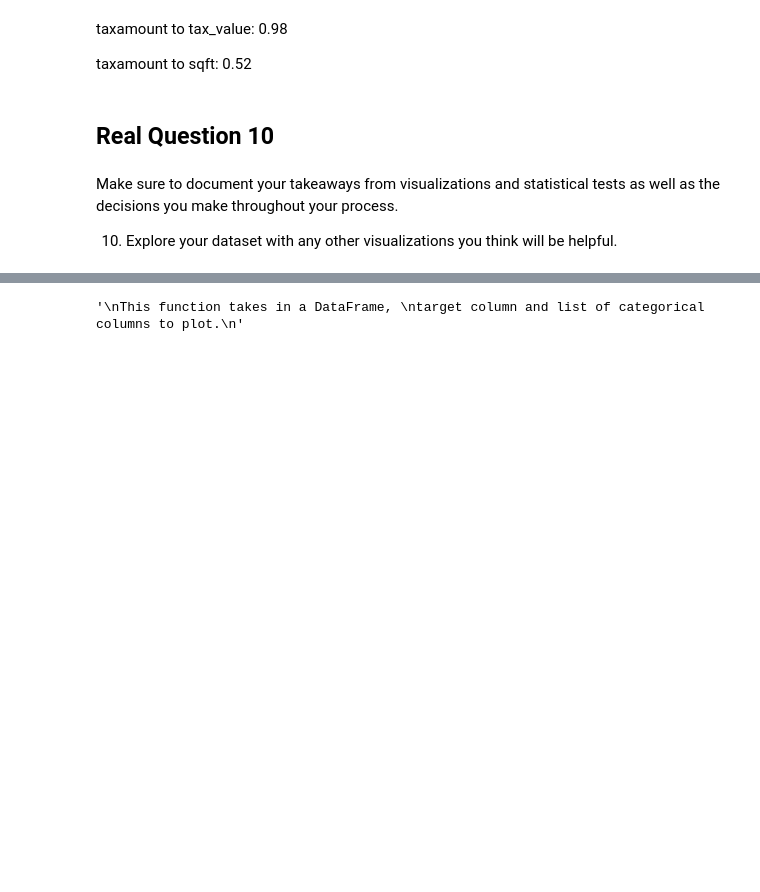
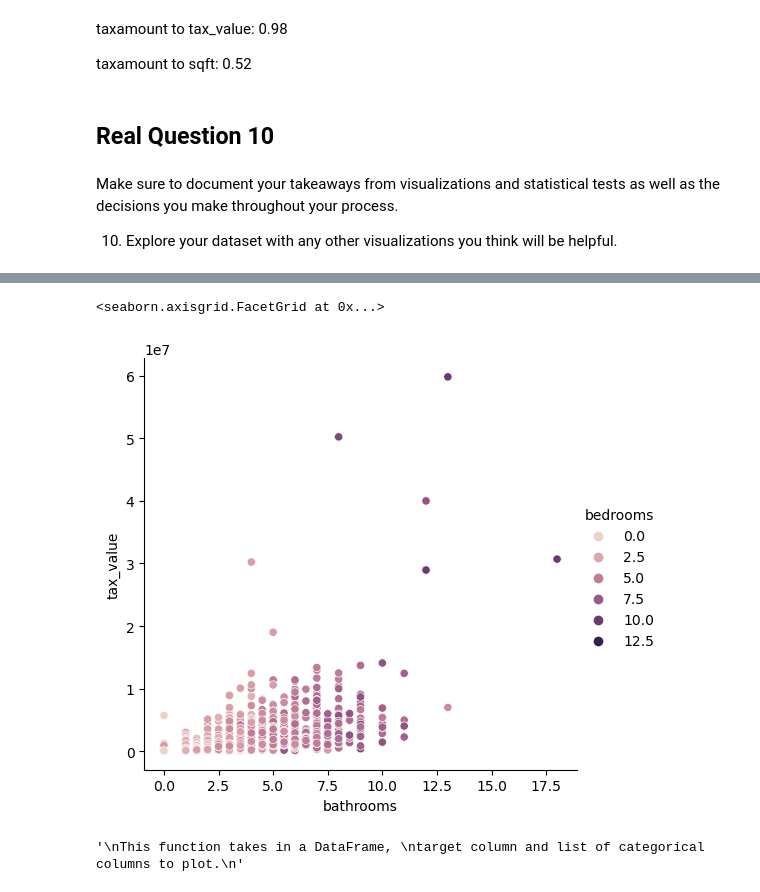
Before and after one commit to JoshuaHolt-Tech/regression-exercises, a Jupyter notebook: explore.ipynb, the cells around one changed output, grey strips where cells are left out. Cells and saved outputs as stored; diff of their text form; code cells hidden in the pictures; blank space fills up the shorter version.

```diff
--- a/explore.ipynb
+++ b/explore.ipynb
@@ -264,3 +269,8 @@ This is interesting. I would think tax_value would rise with the number of bedro
+# %%
+sns.relplot(data=train.sample(50000), x='bathrooms', y='tax_value', kind='scatter', hue='bedrooms')
+# %% [output]
+<seaborn.axisgrid.FacetGrid at 0x...>
+[figure, added]
 # %%
 #Function inputs:
 sample_size=500
```
Also changed, not shown: parts of 7 cells of this notebook, 3 other files.
